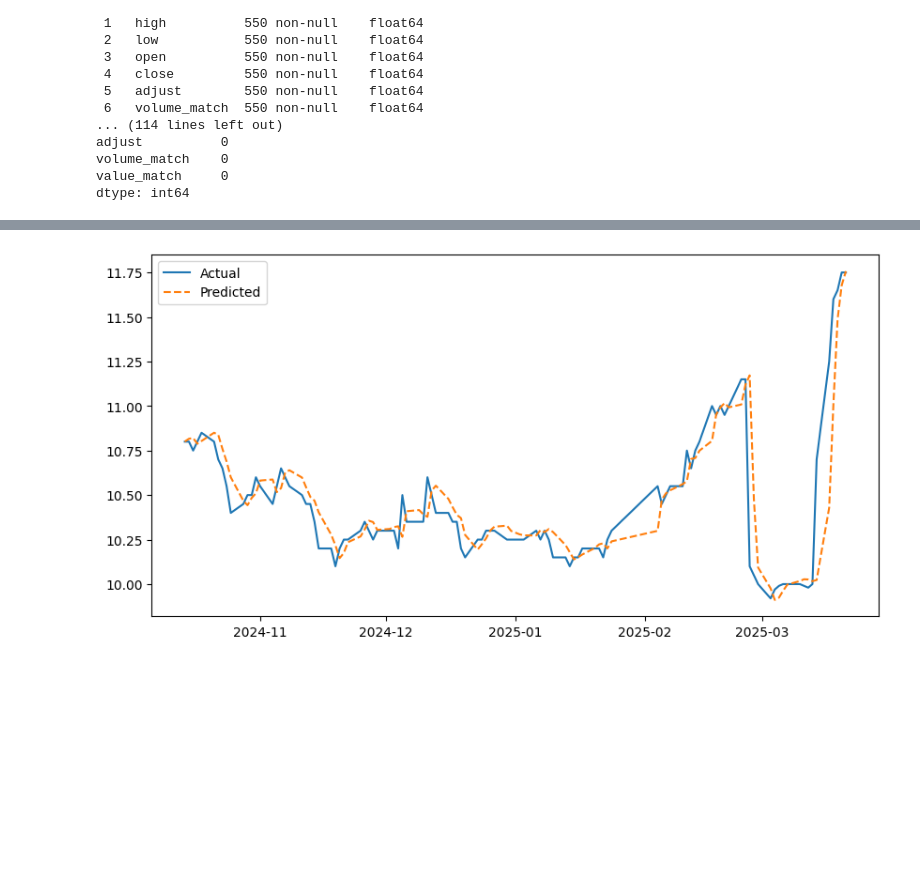
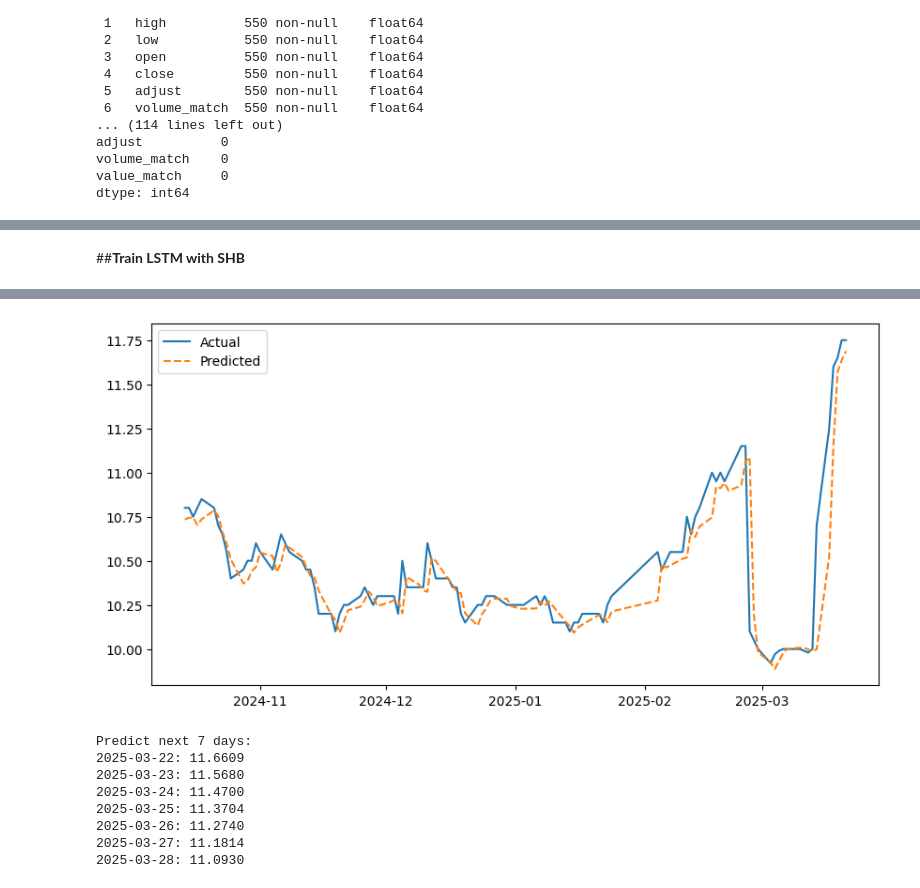
Before and after one commit to tienvtt/Stock-Analysis-and-Prediction-Applying-Machine-Learning, a Jupyter notebook: LSTM.ipynb, the cells around one changed output, grey strips where cells are left out. Drawn from its saved outputs; the diff is of its cells as text; code cells hidden in the pictures; blank space fills up the shorter version.

Commit message:
Train all stocks

```diff
--- a/LSTM.ipynb
+++ b/LSTM.ipynb
@@ -296 +293,21 @@ def plot_results(df, y_pred, feature_col='close'):
+# %%
+def predict_future(model, df, scaler, seq_length=10, days=7):
+    model.eval()
+    last_sequence = scaler.transform(df[['close']].values[-seq_length:].reshape(-1, 1))
+    last_sequence = torch.tensor(last_sequence, dtype=torch.float32).unsqueeze(0)
+
+    predictions = []
+    with torch.no_grad():
+        for _ in range(days):
+            pred = model(last_sequence).numpy()
+            predictions.append(pred[0][0])
+            last_sequence = torch.cat((last_sequence[:, 1:, :], torch.tensor(pred).unsqueeze(0)), dim=1)
+
+    predictions = scaler.inverse_transform(np.array(predictions).reshape(-1, 1))
+    future_dates = pd.date_range(df.index[-1] + pd.Timedelta(days=1), periods=days)
+
+    for date, value in zip(future_dates, predictions.flatten()):
+        print(f"{date.date()}: {value:.4f}")
+
+    return future_dates, predictions
 # %%
@@ -307,0 +325,15 @@ def process_stock(df, hidden_size=50, num_layers=2, lr=0.001, batch_size=16, num
+# %%
+def process_stock(df, hidden_size=50, num_layers=2, lr=0.001, batch_size=16, num_epochs=50):
+    X_train, y_train, X_test, y_test, scaler = prepare_data(df)
+    train_loader = DataLoader(TensorDataset(X_train, y_train), batch_size=batch_size, shuffle=True)
+
+    model = LSTMModel(hidden_size=hidden_size, num_layers=num_layers)
+    criterion = nn.MSELoss()
+    optimizer = optim.Adam(model.parameters(), lr=lr)
+
+    train_model(model, train_loader, criterion, optimizer, num_epochs=num_epochs)
+    y_pred = evaluate_model(model, X_test, y_test, scaler)
+    plot_results(df, y_pred)
+
+    print("Predict next 7 days:")
+    predict_future(model, df, scaler, days=7)
@@ -307,0 +379,2 @@ def process_stock(df, hidden_size=50, num_layers=2, lr=0.001, batch_size=16, num
+# %% [markdown]
+##**Train LSTM with SHB**
@@ -308,7 +383,7 @@ def process_stock(df, hidden_size=50, num_layers=2, lr=0.001, batch_size=16, num
 # %%
-# Train model chỉ với df_shb
+# Train model với df_shb
 print("Training model for df_shb...")
-df_shb_hyperparams = {'hidden_size': 64, 'num_layers': 2, 'lr': 0.001, 'batch_size': 24, 'num_epochs': 50}
+df_shb_hyperparams = {'hidden_size': 128, 'num_layers': 2, 'lr': 0.0005, 'batch_size': 32, 'num_epochs': 200}
 process_stock(df_shb, **df_shb_hyperparams)
 # %% [output]
 Training model for df_shb...
@@ -321 +406,9 @@ MAE: 0.0959, MSE: 0.0333, RMSE: 0.1825, R2 Score: 0.7626
-[figure, old version]
+[figure, new version]
+Predict next 7 days:
+2025-03-22: 11.6609
+2025-03-23: 11.5680
+2025-03-24: 11.4700
+2025-03-25: 11.3704
+2025-03-26: 11.2740
+2025-03-27: 11.1814
+2025-03-28: 11.0930
```
Also changed, not shown: parts of 22 cells of this notebook.
